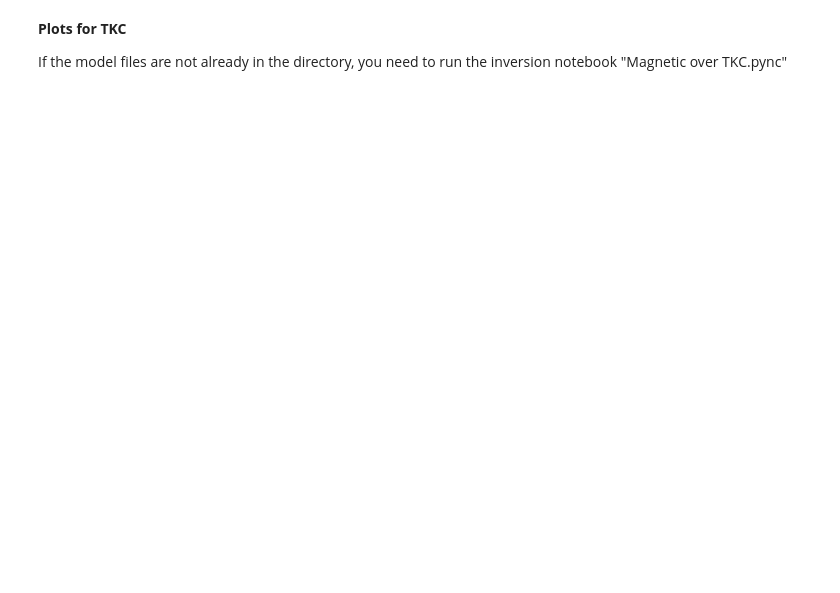
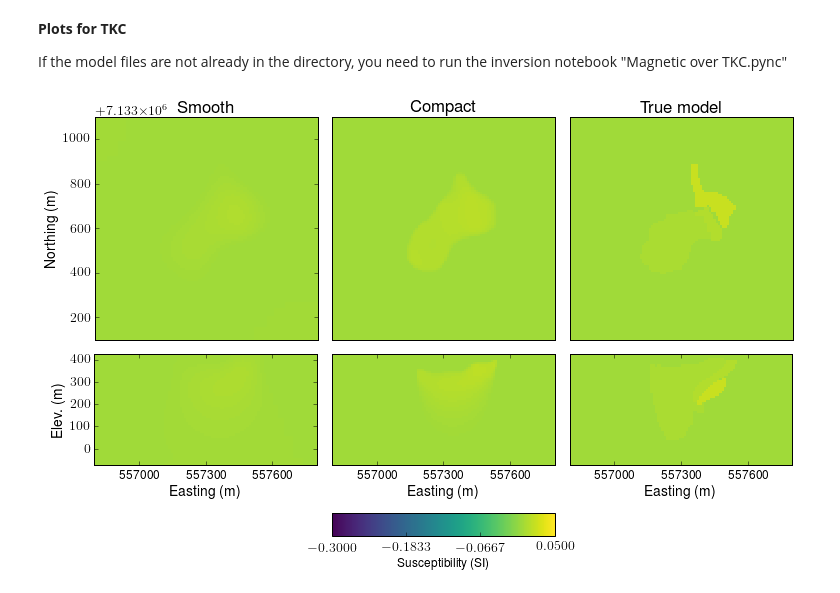
Before and after one commit to simpeg/presentations, a Jupyter notebook: SciPy2016/notebooks/PF/Magnetics_PosterFigures.ipynb, the cells around one changed output. Cells and saved outputs as stored; diff of their text form; code cells hidden in the pictures; blank space fills up the shorter version.

```diff
--- a/SciPy2016/notebooks/PF/Magnetics_PosterFigures.ipynb
+++ b/SciPy2016/notebooks/PF/Magnetics_PosterFigures.ipynb
@@ -147,12 +150,16 @@ print mesh.x0
 # %%
 
 fig = plt.figure(figsize(11, 8))
-vmin, vmax = 0., 0.015
-xmin, xmax = -500, 500
-ymin, ymax = -500, 500
-zmin, zmax = -500, 0
+vmin, vmax = -0.3, 0.05
+xmin, xmax = -500 + 557300, 500 + 557300
+ymin, ymax = -500 + 7133600, 500 + 7133600
+zmin, zmax = -500 + 425, 0 + 425
 indz = 46
 indx = 38
+
+# Axis label
+x = np.linspace(xmin+200, xmax-200,3)
+
 
 ax1 = plt.subplot(1,1,1)
 pos =  ax1.get_position()
@@ -160,14 +167,15 @@ ax1.set_position([pos.x0-0.1, pos.y0+0.3,  pos.width*0.5, pos.height*0.5])
 dat = mesh.plotSlice(m_l2, ax = ax1, normal='Z', ind=indz, clim=np.r_[vmin, vmax],pcolorOpts={'cmap':'viridis'})
 #     plt.colorbar(dat[0])
 plt.gca().set_aspect('equal')
-plt.title('Smooth model')
+plt.title('Smooth')
 ax1.xaxis.set_visible(False)
 xlim(xmin, xmax)
 ylim(ymin, ymax)
+ylabel('Northing (m)')
 
 # ax2 = plt.subplot(2,2,3)
 pos =  ax1.get_position()
-ax2 = fig.add_axes([pos.x0+0.055, pos.y0 - 0.3,  pos.width*0.725, pos.height])
+ax2 = fig.add_axes([pos.x0+0.0525, pos.y0 - 0.315,  pos.width*0.725, pos.height])
 # ax2.yaxis.set_visible(False)
 # ax2.set_position([pos.x0 -0.04 , pos.y0,  pos.width, pos.height])
 
@@ -177,20 +185,23 @@ plt.gca().set_aspect('equal')
 plt.title('')
 xlim(xmin, xmax)
 ylim(zmin, zmax)
-
+ax2.set_xticks(map(int, x))
+ax2.set_xticklabels(map(str, map(int, x)),size=12)
+xlabel('Easting (m)')
+ylabel('Elev. (m)')
 
 ## Add compact model
 ax3 = fig.add_axes([pos.x0+0.3, pos.y0,  pos.width, pos.height])
 dat = mesh.plotSlice(m_lp, ax = ax3, normal='Z', ind=indz, clim=np.r_[vmin, vmax],pcolorOpts={'cmap':'viridis'})
 #     plt.colorbar(dat[0])
 plt.gca().set_aspect('equal')
-plt.title('Compact model')
+plt.title('Compact')
 ax3.xaxis.set_visible(False)
 ax3.yaxis.set_visible(False)
 xlim(xmin, xmax)
 ylim(ymin, ymax)
 
-ax4 = fig.add_axes([pos.x0+0.355, pos.y0 - 0.3,  pos.width*0.725, pos.height])
+ax4 = fig.add_axes([pos.x0+0.3525, pos.y0 - 0.315,  pos.width*0.725, pos.height])
 # ax2.yaxis.set_visible(False)
 # ax2.set_position([pos.x0 -0.04 , pos.y0,  pos.width, pos.height])
 
@@ -201,36 +212,48 @@ ax4.yaxis.set_visible(False)
 plt.title('')
 xlim(xmin, xmax)
 ylim(zmin, zmax)
-
+ax4.set_xticks(map(int, x))
+ax4.set_xticklabels(map(str, map(int, x)),size=12)
+xlabel('Easting (m)')
+ylabel('Elev. (m)')
 
 ## Add True model
 ax5 = fig.add_axes([pos.x0+0.6, pos.y0,  pos.width, pos.height])
 dat = mesh.plotSlice(m_true, ax = ax5, normal='Z', ind=indz, clim=np.r_[vmin, vmax],pcolorOpts={'cmap':'viridis'})
 #     plt.colorbar(dat[0])
 plt.gca().set_aspect('equal')
 plt.title('True model')
 ax5.xaxis.set_visible(False)
 ax5.yaxis.set_visible(False)
 xlim(xmin, xmax)
 ylim(ymin, ymax)
 
-ax6 = fig.add_axes([pos.x0+0.655, pos.y0 - 0.3,  pos.width*0.725, pos.height])
+ax6 = fig.add_axes([pos.x0+0.6525, pos.y0 - 0.315,  pos.width*0.725, pos.height])
 # ax2.yaxis.set_visible(False)
 # ax2.set_position([pos.x0 -0.04 , pos.y0,  pos.width, pos.height])
 
 dat = mesh.plotSlice(m_true, ax = ax6, normal='Y', ind=indx, clim=np.r_[vmin, vmax],pcolorOpts={'cmap':'viridis'})
 #     plt.colorbar(dat[0])
 plt.gca().set_aspect('equal')
 ax6.yaxis.set_visible(False)
 plt.title('')
 xlim(xmin, xmax)
 ylim(zmin, zmax)
+ax6.set_xticks(map(int, x))
+ax6.set_xticklabels(map(str, map(int, x)),size=12)
+xlabel('Easting (m)')
+ylabel('Elev. (m)')
 
 pos =  ax4.get_position()
 cbarax = fig.add_axes([pos.x0 , pos.y0-0.025 ,  pos.width, pos.height*0.1])  ## the parameters are the specified position you set
 cb = fig.colorbar(dat[0],cax=cbarax, orientation="horizontal", ax = ax4, ticks=np.linspace(vmin,vmax, 4))
+
 cb.set_label("Susceptibility (SI)",size=12)
+fig.savefig('MAG_RecModel.png',dpi = 200)
 
-fig.savefig('MAG_RecModel.png',dpi = 200)
+# cb.set_label("Density (d/cc)",size=12)
+# fig.savefig('GRAV_RecModel.png',dpi = 200)
+# %% [output]
+[figure, added]
 # %%
 # Plot some fields
```
Also changed, not shown: parts of 7 cells of this notebook, 13 other files.
